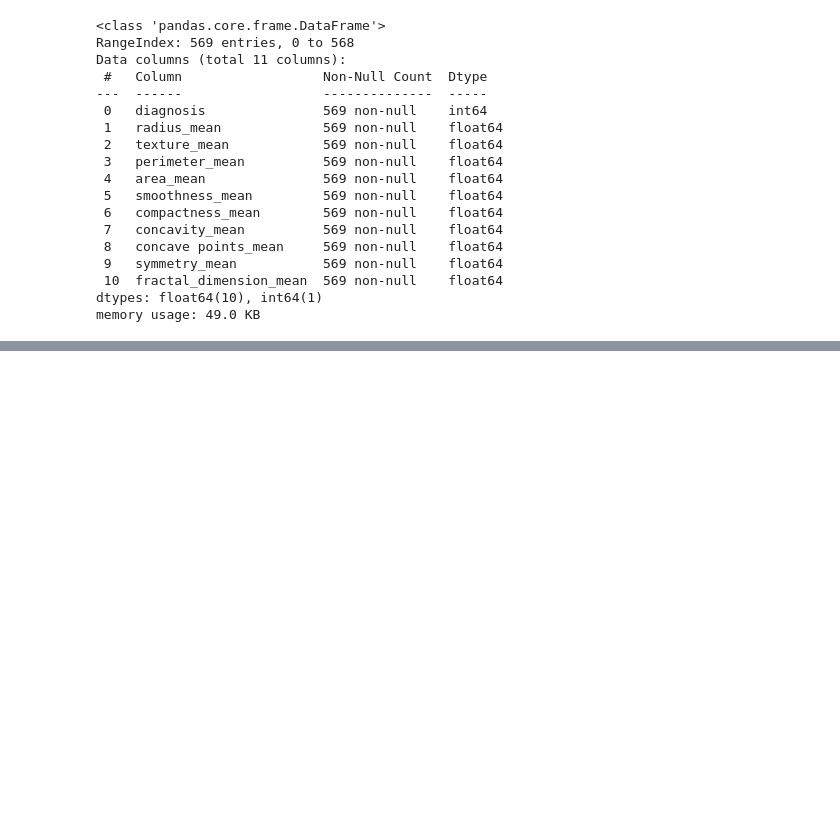
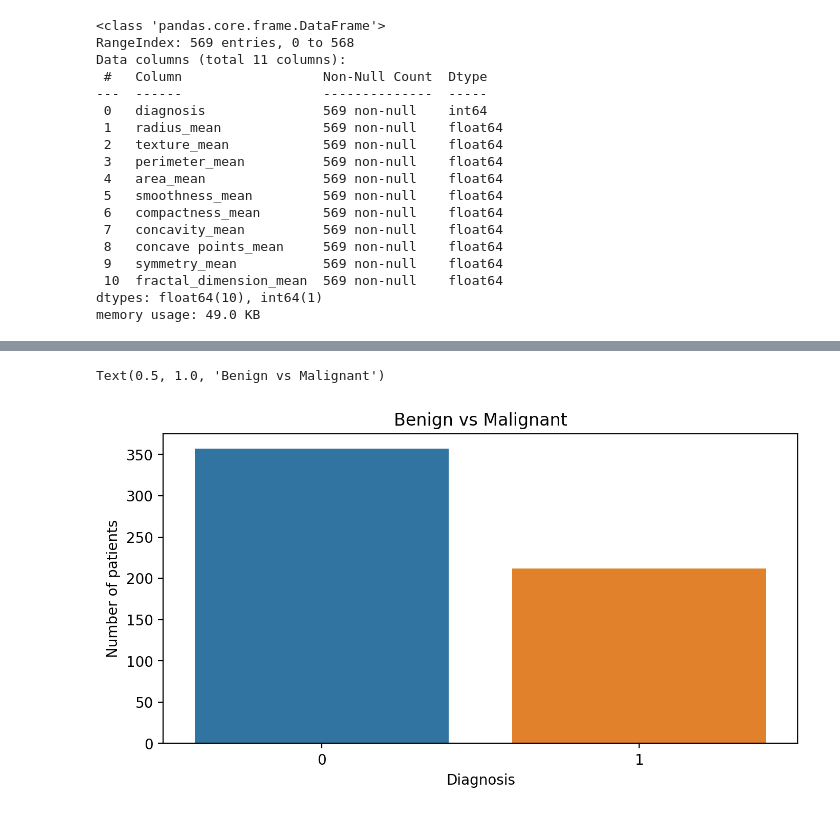
Before and after one commit to datathon21/breast_cancer_prediction, a Jupyter notebook: my_notebook.ipynb, the cells around one changed output, grey strips where cells are left out. Drawn from its saved outputs; the diff is of its cells as text; code cells hidden in the pictures; blank space fills up the shorter version.

```diff
--- a/my_notebook.ipynb
+++ b/my_notebook.ipynb
@@ -250,0 +324,9 @@ print(np._version_)
+# %%
+plt.figure(figsize=(8,4),dpi=200)
+sns.countplot(x='diagnosis',data=df)
+plt.ylabel('Number of patients')
+plt.xlabel('Diagnosis')
+plt.title("Benign vs Malignant")
+# %% [output]
+Text(0.5, 1.0, 'Benign vs Malignant')
+[figure, added]
```
Also changed, not shown: parts of 18 cells of this notebook, 1 other file.
